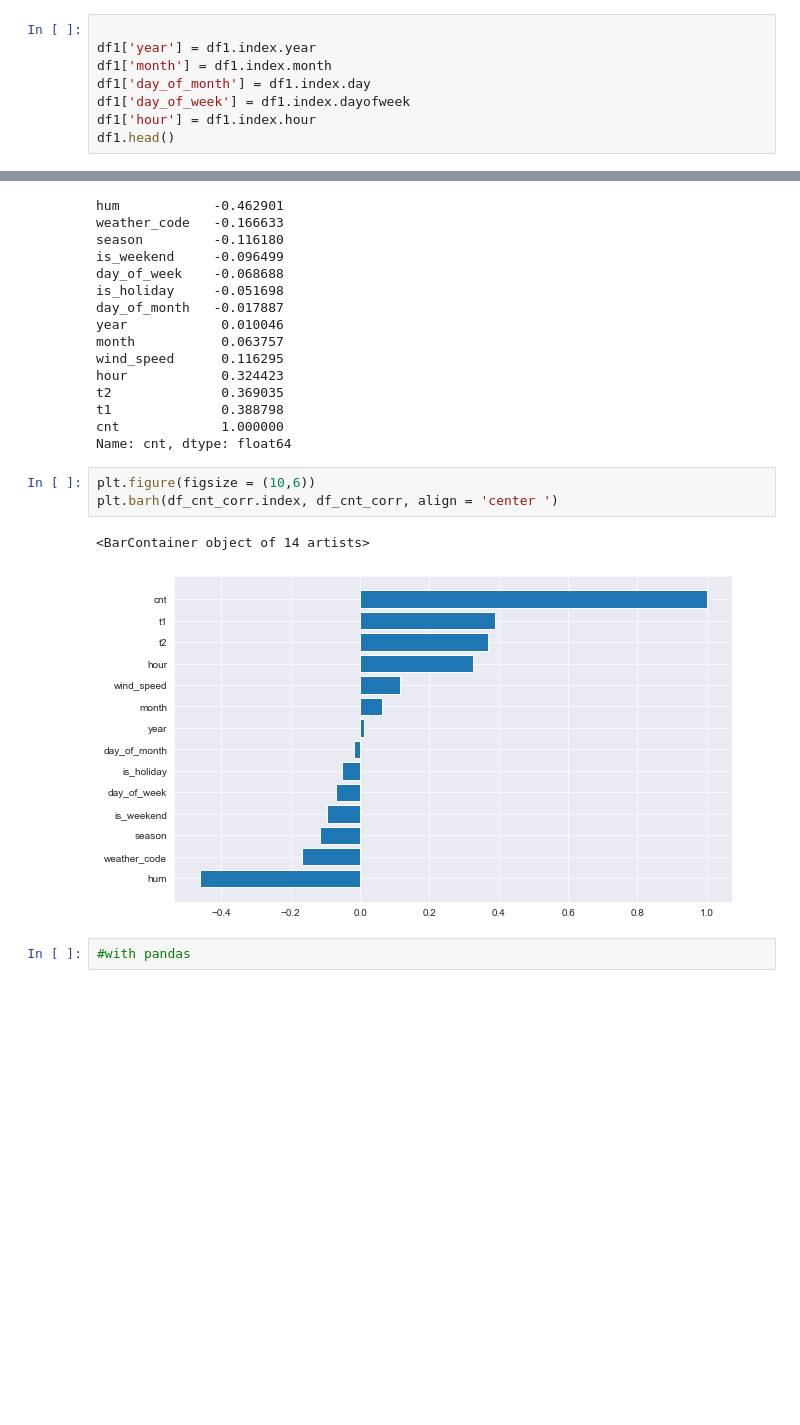
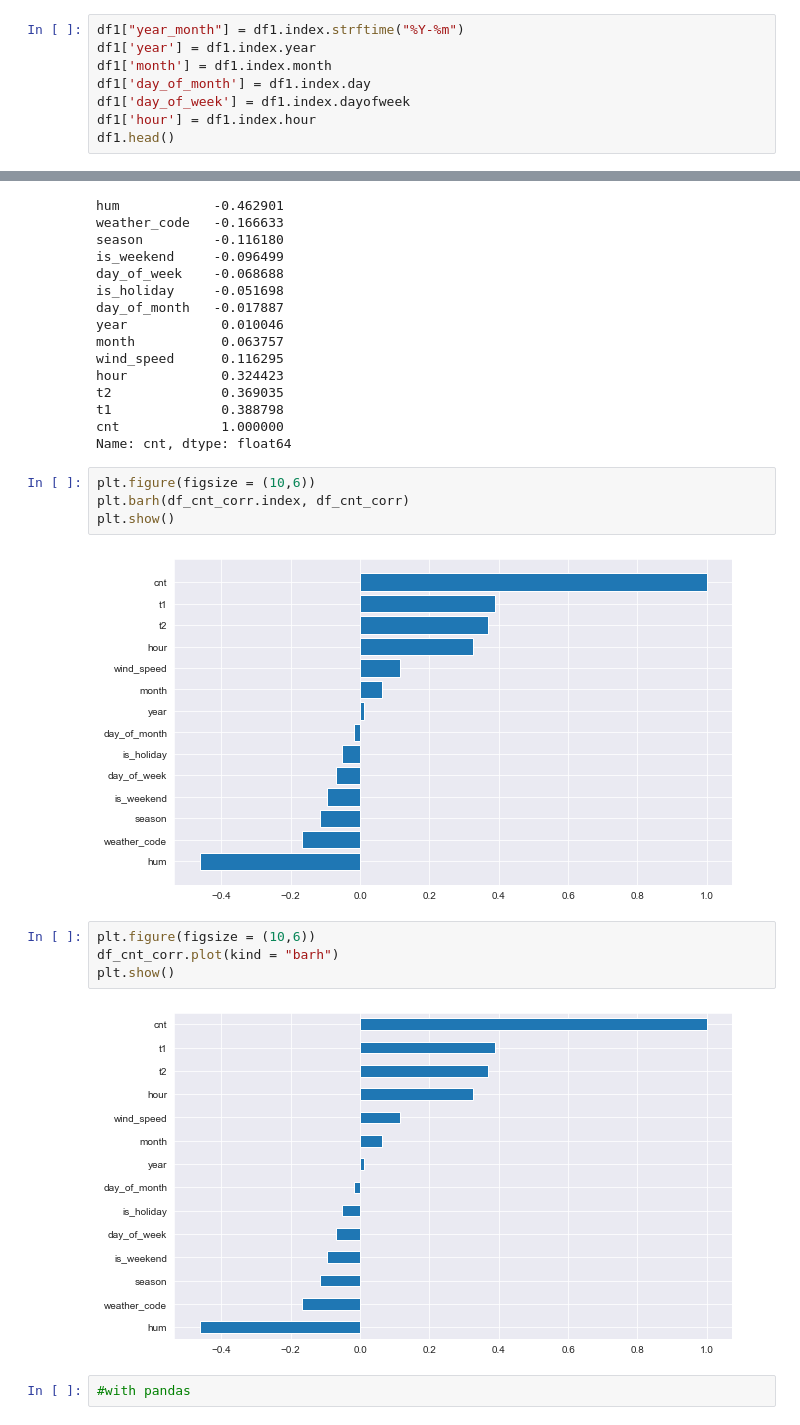
Before and after one commit to mehmetfatihdata/demo_repo, a Jupyter notebook: Assigments/Assigment-5.ipynb, the cells around one changed output, grey strips where cells are left out. Drawn from its saved outputs; the diff is of its cells as text; blank space fills up the shorter version.

```diff
--- a/Assigments/Assigment-5.ipynb
+++ b/Assigments/Assigment-5.ipynb
@@ -197,5 +200,5 @@ Int64Index([6, 6, 6, 6, 6, 6, 6, 6, 6, 6,
 # %%
-
+df1["year_month"] = df1.index.strftime("%Y-%m")
 df1['year'] = df1.index.year
 df1['month'] = df1.index.month
 df1['day_of_month'] = df1.index.day
@@ -271,10 +274,16 @@ cnt             1.000000
 Name: cnt, dtype: float64
 # %%
 plt.figure(figsize = (10,6))
-plt.barh(df_cnt_corr.index, df_cnt_corr, align = 'center ')
+plt.barh(df_cnt_corr.index, df_cnt_corr)
+plt.show()
 # %% [output]
-<BarContainer object of 14 artists>
 [figure]
+# %%
+plt.figure(figsize = (10,6))
+df_cnt_corr.plot(kind = "barh")
+plt.show()
+# %% [output]
+[figure, added]
 # %%
 #with pandas
 # %% [output]
```
Also changed, not shown: parts of 32 cells of this notebook.
